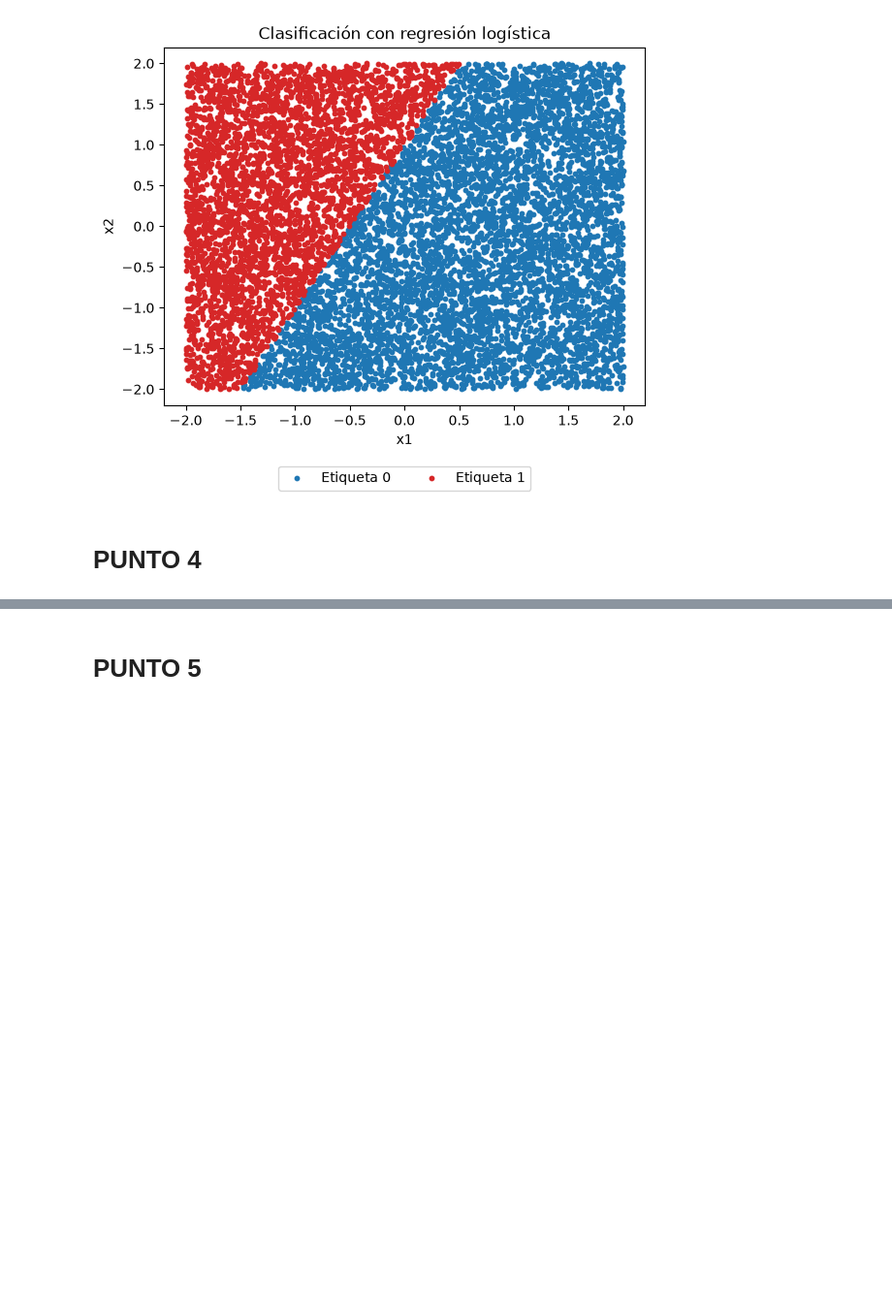
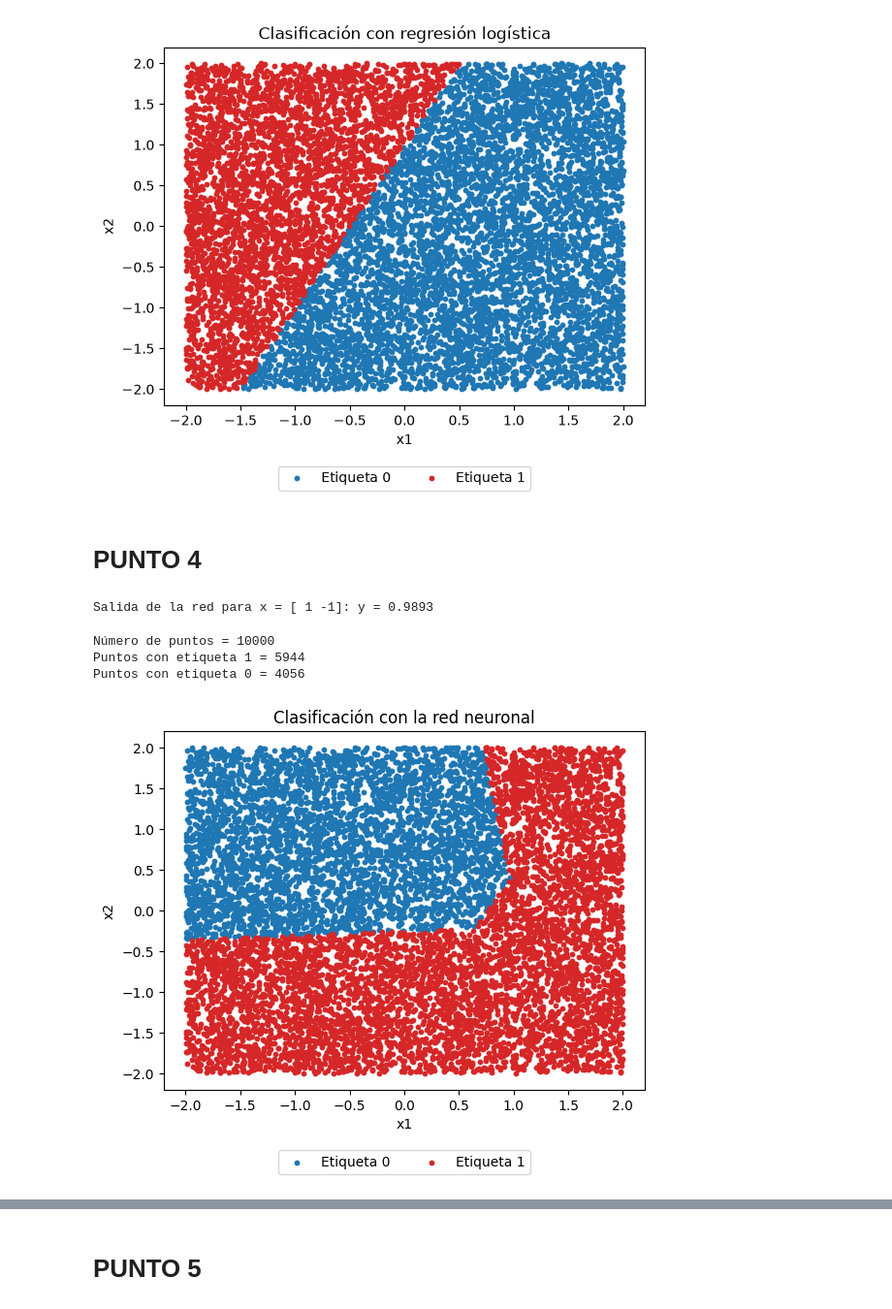
Before and after one commit to jlpar07/Tarea4FundamentosML, a Jupyter notebook: tarea4.ipynb, the cells around one changed output, grey strips where cells are left out. Shown at 97% size. Drawn from its saved outputs; the diff is of its cells as text; code cells hidden in the pictures; blank space fills up the shorter version.

Commit message:
punto 4

```diff
--- a/tarea4.ipynb
+++ b/tarea4.ipynb
@@ -277,3 +277,71 @@ Puntos con etiqueta 0 = 6206
 [figure]
 # %% [markdown]
 # PUNTO 4
+# %%
+# PARTE A punto 4
+
+#Pesos y sesgos de cada neurona según la Tabla 1, cada neurona recibe 2 entradas
+w1 = np.array([0.1188, -2.1436])
+b1 = 0.7065
+w2 = np.array([1.6878, 0.2615])
+b2 = -1.0121
+w3 = np.array([-0.4082, -0.8420])
+b3 = 0
+w4 = np.array([1.1433, 1.9843])
+b4 = -0.1435
+w5 = np.array([-1.3052, 1.6268])
+b5 = -2.1021
+
+#Función de activación ReLU, deja pasar z si es positivo y devuelve 0 si es negativo
+def relu(z):
+    return max(0, z)
+
+#Función de activación sigmoide de la neurona de salida
+def sigmoide_red(z):
+    return 1/(1 + np.exp(-z))
+
+#Rutina que propaga un vector x = [x1, x2] por la red de la Figura 1 y retorna la salida y
+def propagar(x):
+    #Primera capa oculta: las neuronas 1 y 2 reciben directamente a x1 y x2
+    h1 = relu(np.dot(w1, x) + b1)
+    h2 = relu(np.dot(w2, x) + b2)
+    #Segunda capa oculta: las neuronas 3 y 4 reciben las salidas de las neuronas 1 y 2
+    h_capa1 = np.array([h1, h2])
+    h3 = relu(np.dot(w3, h_capa1) + b3)
+    h4 = relu(np.dot(w4, h_capa1) + b4)
+    #Neurona de salida: la neurona 5 recibe las salidas de las neuronas 3 y 4
+    h_capa2 = np.array([h3, h4])
+    y_salida = sigmoide_red(np.dot(w5, h_capa2) + b5)
+    return y_salida
+
+#Prueba de la rutina con un vector de ejemplo
+x_prueba = np.array([1, -1])
+print(f"Salida de la red para x = {x_prueba}: y = {propagar(x_prueba):.4f}")
+# %% [output]
+Salida de la red para x = [ 1 -1]: y = 0.9893
+# %%
+# PARTE B punto 4
+datos4 = pd.read_csv('data/datosNN.txt', header=None, sep=r'\s+', names=['x1', 'x2'])
+X_red = np.array(datos4)
+
+#Se pasa cada vector de datosNN.txt por la red y se guarda su salida
+y_red = np.array([propagar(x_i) for x_i in X_red])
+
+#Etiqueta 1 si la salida es mayor a 0.5 y etiqueta 0 en caso contrario
+etiquetas_red = (y_red > 0.5).astype(int)
+print(f"Número de puntos = {len(X_red)}")
+print(f"Puntos con etiqueta 1 = {np.sum(etiquetas_red == 1)}")
+print(f"Puntos con etiqueta 0 = {np.sum(etiquetas_red == 0)}")
+
+plt.scatter(X_red[etiquetas_red == 0, 0], X_red[etiquetas_red == 0, 1], color='tab:blue', s=10, label='Etiqueta 0')
+plt.scatter(X_red[etiquetas_red == 1, 0], X_red[etiquetas_red == 1, 1], color='tab:red', s=10, label='Etiqueta 1')
+plt.xlabel('x1')
+plt.ylabel('x2')
+plt.legend(loc='upper center', bbox_to_anchor=(0.5, -0.15), ncol=2)
+plt.title('Clasificación con la red neuronal')
+plt.show()
+# %% [output]
+Número de puntos = 10000
+Puntos con etiqueta 1 = 5944
+Puntos con etiqueta 0 = 4056
+[figure, added]
```
Also changed, not shown: parts of 1 cell of this notebook.
